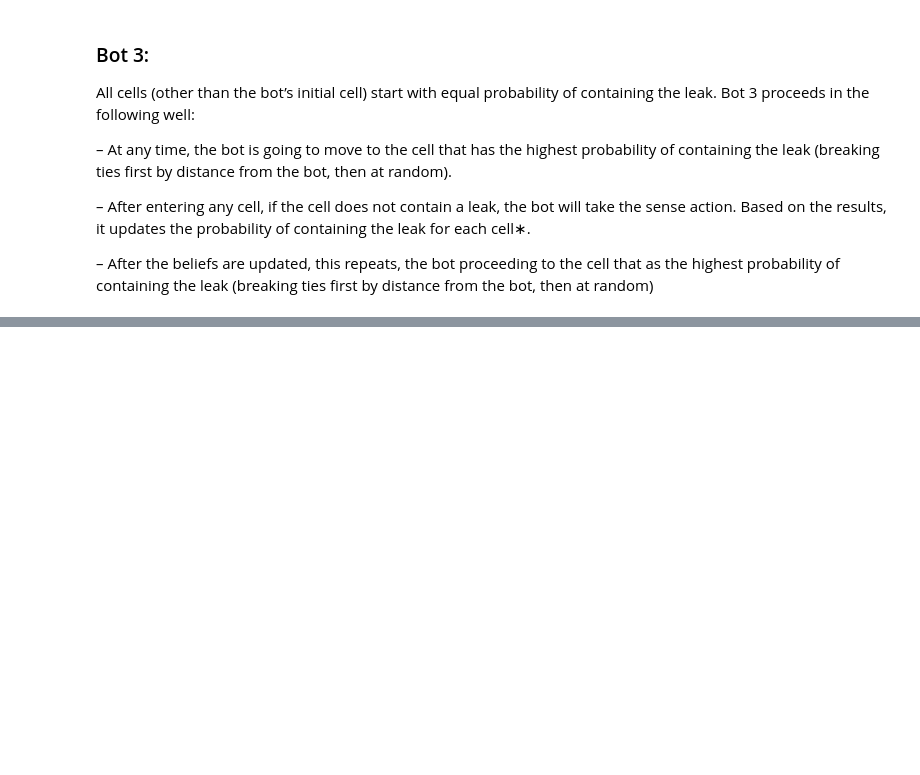
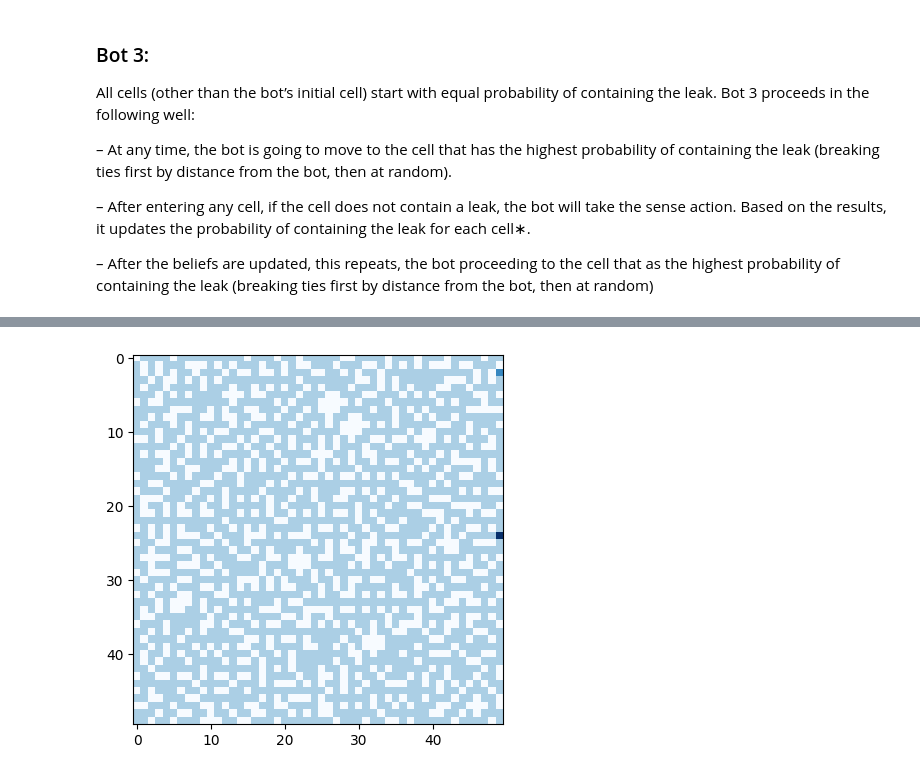
Before and after one commit to Intro-to-AI-Group/AI-Project-Two, a Jupyter notebook: src/Ship.ipynb, the cells around one changed output, grey strips where cells are left out. Cells and saved outputs as stored; diff of their text form; code cells hidden in the pictures; blank space fills up the shorter version.

```diff
--- a/src/Ship.ipynb
+++ b/src/Ship.ipynb
@@ -601,0 +596,6 @@ bot.path
+# %%
+ship = Ship()
+bot = BotThree(ship, 5)
+ship.display()
+# %% [output]
+[figure, added]
```
Also changed, not shown: parts of 2 cells of this notebook.
